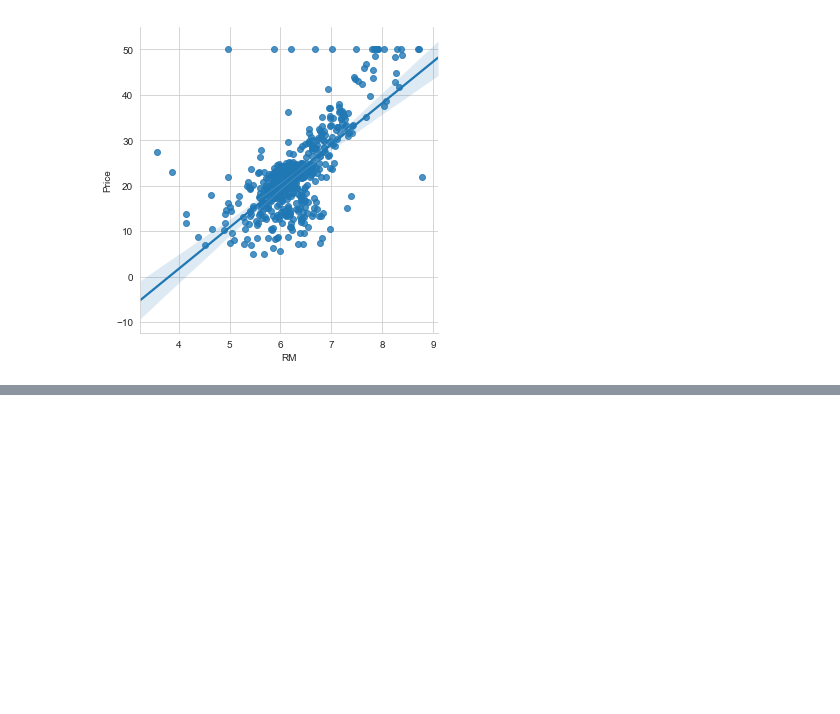
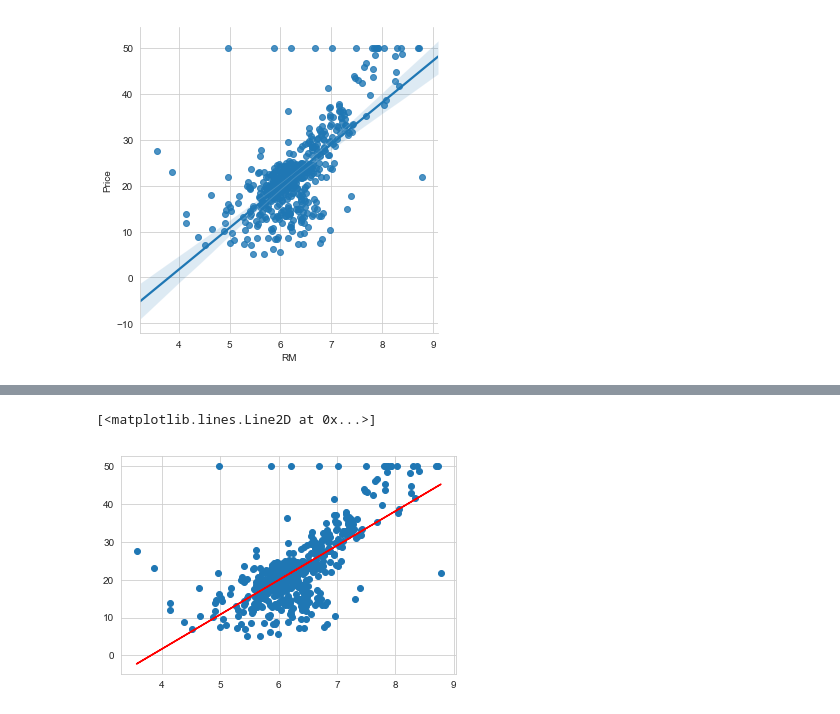
Before and after one commit to ihkaraman/data-analysis-with-python, a Jupyter notebook: Machine Learning.ipynb, the cells around one changed output, grey strips where cells are left out. Cells and saved outputs as stored; diff of their text form; code cells hidden in the pictures; blank space fills up the shorter version.

```diff
--- a/Machine Learning.ipynb
+++ b/Machine Learning.ipynb
@@ -112,0 +145,9 @@ sns.lmplot('RM', 'Price',data = boston_df)
+# %%
+# Set up X as median room values
+X = boston_df.RM
+
+# Use v to make X two-dimensional
+X = np.vstack(boston_df.RM)
+
+# Set up Y as the target price of the houses.
+Y = np.vstack(boston_df.Price)
@@ -112,0 +162,6 @@ sns.lmplot('RM', 'Price',data = boston_df)
+# %%
+# Create the X array in the form [X 1]
+X = np.c_[X, np.ones(X.shape[0])]
+# %%
+# Now getting out the intercept and coef. of linear reg. model
+m, b = np.linalg.lstsq(X, Y)[0]
@@ -112,0 +170,9 @@ sns.lmplot('RM', 'Price',data = boston_df)
+# %%
+# Plotting the linear regression graph manually
+plt.plot(boston_df.RM,boston_df.Price,'o')
+
+x= boston_df.RM
+plt.plot(x, m*x + b,'r',label='Best Fit Line')
+# %% [output]
+[<matplotlib.lines.Line2D at 0x...>]
+[figure, added]
```
Also changed, not shown: parts of 7 cells of this notebook.
